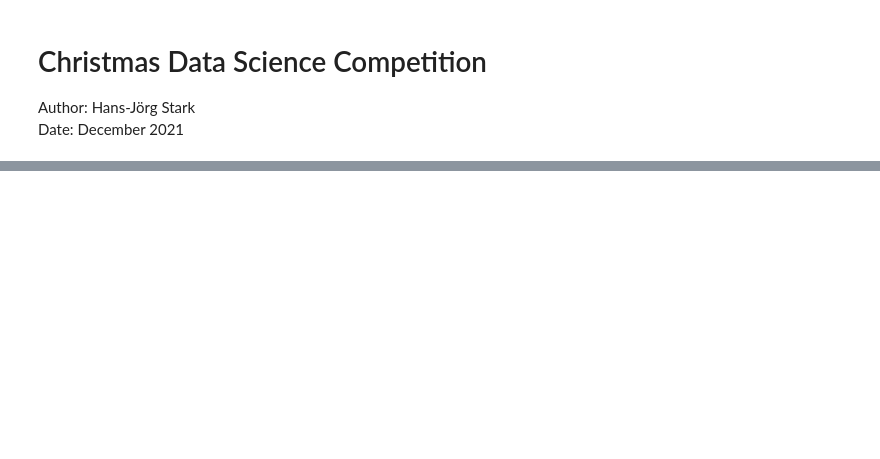
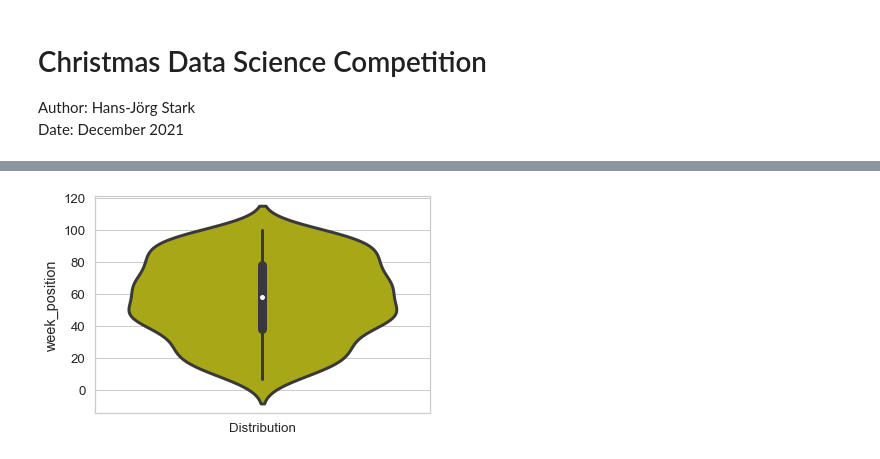
Before and after one commit to myproxxy/BethelTechChristmasDataScienceCompetition2021, a Jupyter notebook: Bethel Tech Christmas Data Science Competition 2021.ipynb, the cells around one changed output, grey strips where cells are left out. Cells and saved outputs as stored; diff of their text form; code cells hidden in the pictures; blank space fills up the shorter version.

```diff
--- a/Bethel Tech Christmas Data Science Competition 2021.ipynb
+++ b/Bethel Tech Christmas Data Science Competition 2021.ipynb
@@ -49,0 +407,6 @@ memory usage: 39.4+ KB
+# %%
+#Distribution and their shape of the values of week-position of the songs
+ax = sns.violinplot(y=dfXmasSongsRaw['week_position'], color='y', )
+ax = ax.set_xticklabels(['Distribution'])
+# %% [output]
+[figure, added]
```
Also changed, not shown: parts of 348 cells of this notebook, 3 other files.
